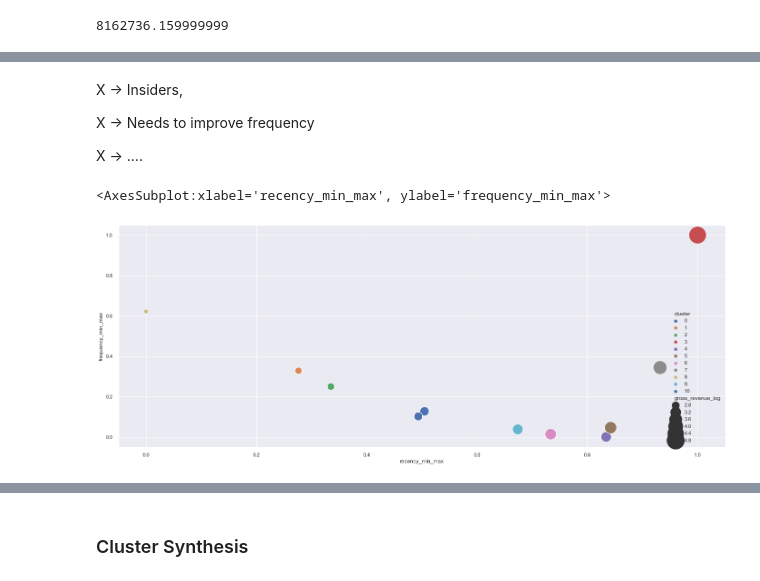
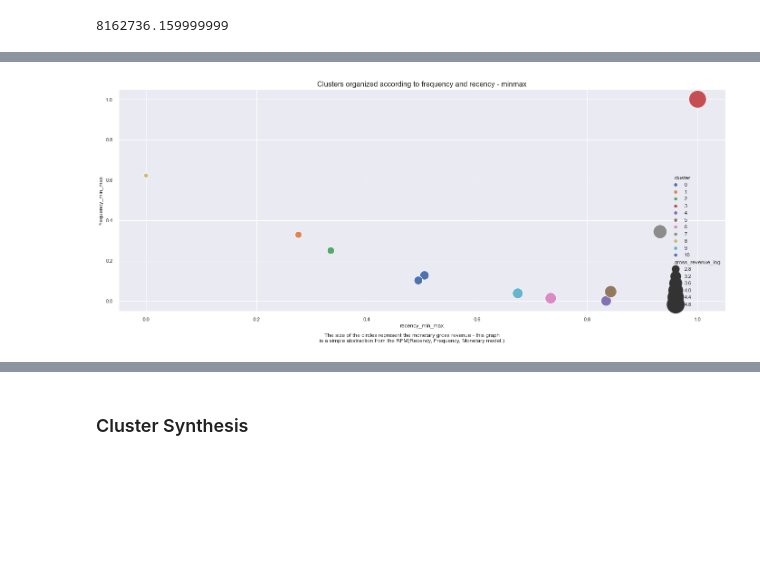
Before and after one commit to fusaa/insider-clients-clustering, a Jupyter notebook: notebooks/c0.7 - notebook.ipynb, the cells around one changed output, grey strips where cells are left out. Drawn from its saved outputs; the diff is of its cells as text; code cells hidden in the pictures; blank space fills up the shorter version.

```diff
--- a/notebooks/c0.7 - notebook.ipynb
+++ b/notebooks/c0.7 - notebook.ipynb
@@ -1333,7 +1349,7 @@ X.head()
 | 4 | 4.409677 | 21.412285 |
 # %%
 # clusters = [2, 3, 4, 5, 6, 7 , 8 ,9 ]
-h7_clusters = np.arange(2,25,1)
+cluster_hyperpam_testing = np.arange(2,25,1)
 # %% [markdown]
 ## K-Means
 # %%
@@ -1395,26 +1405,26 @@ array([ 0,  1,  2,  3,  4,  5,  6,  7,  8,  9, 10, 11, 12, 13, 14, 15, 16,
 # %%
 # def, training, predict, score
 gmm_list =[]
-for k in h7_clusters:
+for k in cluster_hyperpam_testing:
     gmm_model = mx.GaussianMixture(n_components = k)
 
     gmm_model.fit(X)
 
-    labels = gmm_model.predict(X)
+    labels_72_GMM = gmm_model.predict(X)
 
-    sil = m.silhouette_score(X, labels, metric = 'euclidean')
-    gmm_list.append(sil)
+    sil_gmm_v1 = m.silhouette_score(X, labels_72_GMM, metric = 'euclidean')
+    gmm_list.append(sil_gmm_v1)
 
 
 ### v2.0
 gmm_list_v2 =[]
-for k in h7_clusters:
-    gmm_model = mx.GaussianMixture(n_components = k)
+for k in cluster_hyperpam_testing:
+    gmm_model_v2 = mx.GaussianMixture(n_components = k)
 
-    gmm_model.fit(X_v2)
+    gmm_model_v2.fit(X_v2)
 
-    labels = gmm_model.predict(X_v2)
+    labels_72_GMM_v2 = gmm_model_v2.predict(X_v2)
 
-    sil = m.silhouette_score(X_v2, labels, metric = 'euclidean')
-    gmm_list_v2.append(sil)
+    sil_gmm_v2 = m.silhouette_score(X_v2, labels_72_GMM_v2, metric = 'euclidean')
+    gmm_list_v2.append(sil_gmm_v2)
 # %%
@@ -1457,28 +1464,28 @@ plt.show()
 ### H-Clustering Silhouette Score
 # %%
 hc_list = []
-for k in h7_clusters:
+for k in cluster_hyperpam_testing:
     # def, training, predict score
     hc_model = hc.linkage(X, 'ward')
 
     # prediction
-    labels = hc.fcluster(hc_model, k, criterion = 'maxclust')
+    labels_hc_v1 = hc.fcluster(hc_model, k, criterion = 'maxclust')
 
     #metrics
-    sil = m.silhouette_score(X, labels, metric = 'euclidean')
-    hc_list.append( sil )
+    sil_hc_v1 = m.silhouette_score(X, labels_hc_v1, metric = 'euclidean')
+    hc_list.append( sil_hc_v1 )
 
 
 #### v2.0
 hc_list_v2 = []
-for k in h7_clusters:
+for k in cluster_hyperpam_testing:
     # def, training, predict score
     hc_model_v2 = hc.linkage(X_v2, 'ward')
 
     # prediction
-    labels = hc.fcluster(hc_model_v2, k, criterion = 'maxclust')
+    labels_hc_v2 = hc.fcluster(hc_model_v2, k, criterion = 'maxclust')
 
     #metrics
-    sil = m.silhouette_score(X_v2, labels, metric = 'euclidean')
-    hc_list_v2.append( sil )
+    sil_hc_v2 = m.silhouette_score(X_v2, labels_hc_v2, metric = 'euclidean')
+    hc_list_v2.append( sil_hc_v2 )
 # %%
@@ -1704,5 +1732,5 @@ kmeans_si.show()
 # %%
-h79_clusters = [9,10,11,12,13,14]
+h79_clusters = [8,9,10,11,12,13]
 
 fig, ax = plt.subplots(3,2, figsize = (25,18))
 pos = 1
@@ -1710,8 +1738,6 @@ posi = 1
 for k in h79_clusters:
     km = c.KMeans(n_clusters = k, init = 'random', n_init = 10, max_iter = 100, random_state = 42)
     q, mod = divmod(k, 2)
-    # visualizer = SilhouetteVisualizer(km, colors = 'yellowbrick') #, ax=[0][0])
-    # visualizer = SilhouetteVisualizer(km, colors = 'yellowbrick', ax=ax[q-1][mod])
 
     visualizer = SilhouetteVisualizer(km, colors = 'yellowbrick', ax=ax[posi - 1][mod])
 
@@ -1874,12 +1905,6 @@ df_cluster
 | 8 | 8 | 471 | 15.863927 | 335.489214 | 118.690021 | 22.048832 | 0.111224 | ... |
 | 9 | 9 | 265 | 8.925564 | 1768.837434 | 49.275472 | 105.890566 | 0.040698 | ... |
 | 10 | 10 | 298 | 10.037050 | 883.239430 | 67.848993 | 66.439597 | 0.048424 | ... |
-# %% [markdown]
-X -> Insiders,
-
-X -> Needs to improve frequency
-
-X -> ....
 # %%
 df_cluster['frequency_min_max'] = mm.fit_transform(df_cluster[['frequency']])
 df_cluster['recency_min_max'] = mm.fit_transform(df_cluster[['recency_days']])
@@ -1891,9 +1916,10 @@ df_cluster.sort_values('gross_revenue', ascending = False)
 df_cluster['gross_revenue_log'] = np.log10(df_cluster['gross_revenue'])
 # %%
 sns.scatterplot( x = 'recency_min_max', y = 'frequency_min_max', data = df_cluster, hue = 'cluster', palette = 'deep', size = 'gross_revenue_log', sizes = (100,1500) )
+plt.title('Clusters organized according to frequency and recency - minmax', fontsize = 16)
+plt.figtext(0.5,0.02, 'The size of the circles represent the monetary gross revenue - this graph\nis a simple abstraction from the RFM(Recency, Frequency, Monetary model.)', horizontalalignment =  'center');
 # %% [output]
-<AxesSubplot:xlabel='recency_min_max', ylabel='frequency_min_max'>
-[figure, old version]
+[figure, new version]
 # %%
 cluster_names = {
     3 : 'Champion - Insiders',
```
Also changed, not shown: parts of 59 cells of this notebook, 1 other file.
